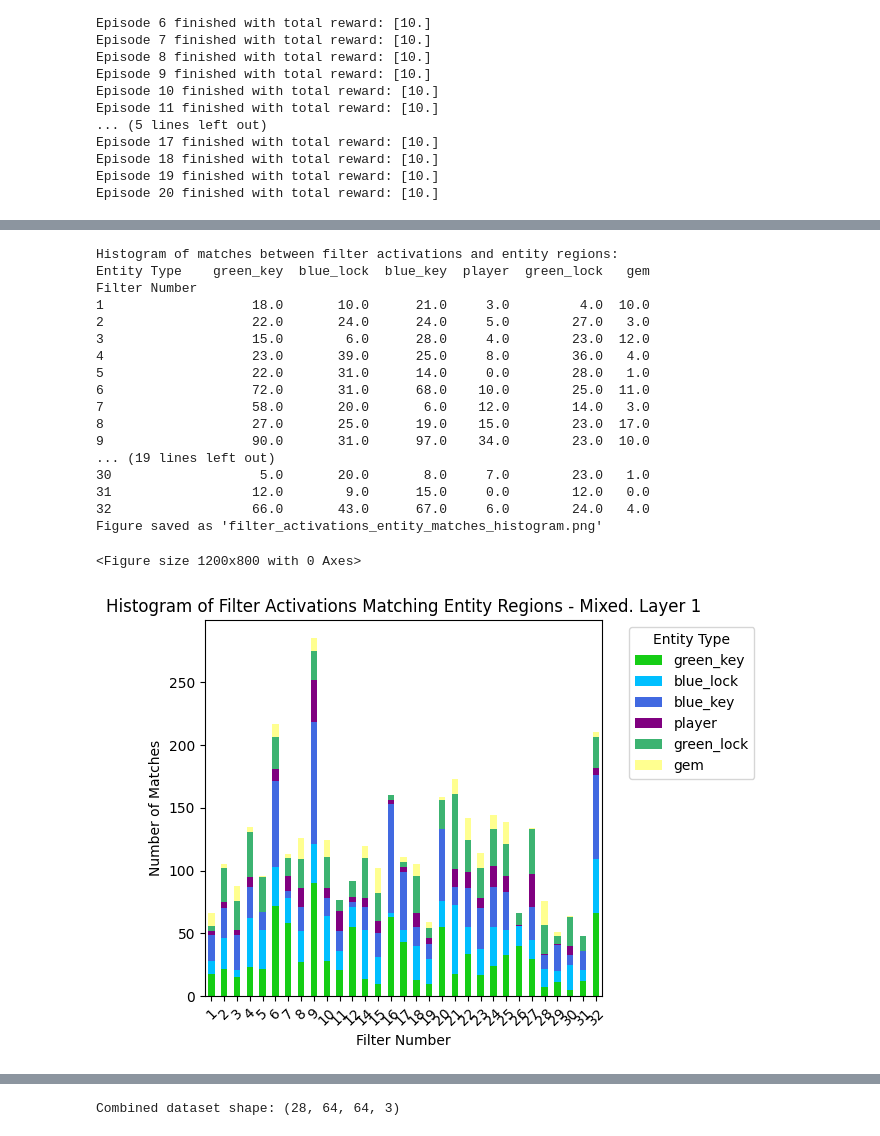
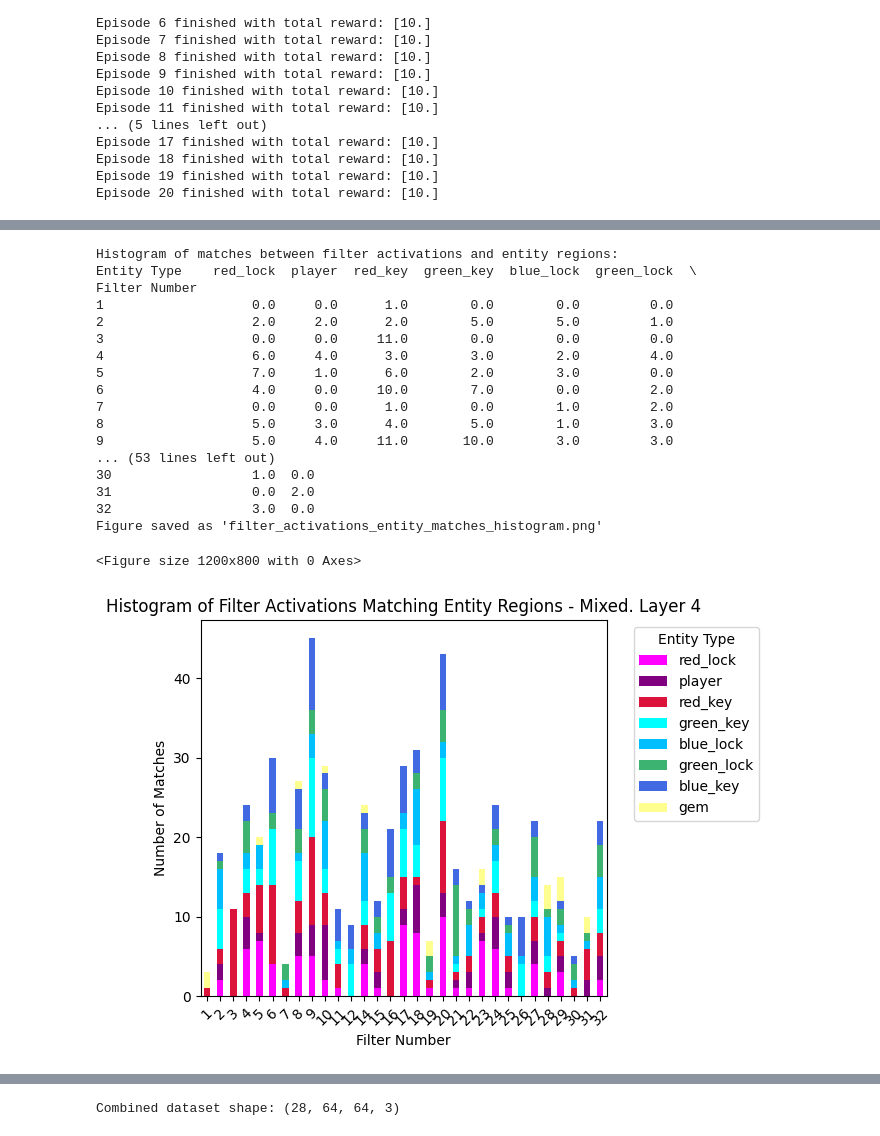
Before and after one commit to BenSturgeon/ai-safety-camp-2024-model-agents, a Jupyter notebook: notebooks/heist_model_activation_insights.ipynb, the cells around one changed output, grey strips where cells are left out. Cells and saved outputs as stored; diff of their text form; code cells hidden in the pictures.

```diff
--- a/notebooks/heist_model_activation_insights.ipynb
+++ b/notebooks/heist_model_activation_insights.ipynb
@@ -142,9 +142,10 @@ def get_entity_regions(state):
             9: "gem",
             2: f"{color}_key",
             1: f"{color}_lock",
-            0: "player",
-            51: "wall"
+            0: "player"
         }.get(entity_type, f"unknown_{entity_type}")
+
+
 
         region_info = identify_entity_region((x, y))
 
@@ -205,5 +205,0 @@ Color: blue
-# %%
-entities = state.state_vals["ents"]
-for entity in entities:
-    if entity["image_type"].val == 2:
-        print(entity)
@@ -296,7 +288,7 @@ output1, normal_activations = model_activations.run_with_cache(helpers.observati
 
 
 # Example usage:
-filter_results = analyze_all_filters(normal_activations, 4)
+filter_results = analyze_all_filters(normal_activations, 8)
 entity_regions, _ = get_entity_regions(state)
 
 matches = match_activations_with_entities(filter_results, entity_regions)
@@ -313,8 +307,9 @@ Filter 14 green_key
 import pandas as pd
 from collections import defaultdict
 
-num_iterations = 1000
+num_iterations = 100
 match_histogram = defaultdict(lambda: defaultdict(int))
+layer_number = 4
 
 for _ in range(num_iterations):
     venv = heist.create_venv(1, random.randint(0, 10000), 0)
@@ -323,7 +318,7 @@ for _ in range(num_iterations):
     model_activations = helpers.ModelActivations(model)
     output1, normal_activations = model_activations.run_with_cache(helpers.observation_to_rgb(observation), layers.values())
 
-    filter_results = analyze_all_filters(normal_activations,4)
+    filter_results = analyze_all_filters(normal_activations,layer_number)
     entity_regions, _ = get_entity_regions(state)
 
     matches = match_activations_with_entities(filter_results, entity_regions)
@@ -346,55 +361,55 @@ def plot_filter_activation_matches(match_histogram, layer_number):
         'gem': '#ffff90',     # green
         'wall': '#8c564b',    # brown
         'blue_key': '#4169e1',    # royal blue
-        'green_key': '#15cd15',   # lime green
+        'green_key': '#00ffff',   # lime green
         'red_key': '#dc143c',     # crimson
         'blue_lock': '#00bfff',   # deep sky blue
         'green_lock': '#3cb371',  # medium sea green
-        'red_lock': '#ff4500'     # orange red
+        'red_lock': '#ff00ff'     # orange red
     }
     #TODO: Finish adding entities of different colours
     # Fix the bug in classified datasets
 
     plt.figure(figsize=(12, 8))
     df.plot(kind='bar', stacked=True, color=[color_scheme.get(col, '#999999') for col in df.columns])
     plt.title(f'Histogram of Filter Activations Matching Entity Regions - Mixed. Layer {layer_number}')
     plt.xlabel('Filter Number')
     plt.ylabel('Number of Matches')
     plt.legend(title='Entity Type', bbox_to_anchor=(1.05, 1), loc='upper left')
     plt.xticks(range(len(df.index)), df.index, rotation=45)
     plt.tight_layout()
 
     if plt.gcf().get_axes():
         plt.savefig('filter_activations_entity_matches_histogram.png', bbox_inches='tight')
         print("Figure saved as 'filter_activations_entity_matches_histogram.png'")
     else:
         print("Warning: The figure is empty. No image was saved.")
 
     plt.show()
     plt.close()
 
 # Call the function with match_histogram
-plot_filter_activation_matches(match_histogram, 1)
+plot_filter_activation_matches(match_histogram, layer_number)
 # %% [output]
 Histogram of matches between filter activations and entity regions:
-Entity Type    green_key  blue_lock  blue_key  player  green_lock   gem
+Entity Type    red_lock  player  red_key  green_key  blue_lock  green_lock  \
 Filter Number
-1                   18.0       10.0      21.0     3.0         4.0  10.0
-2                   22.0       24.0      24.0     5.0        27.0   3.0
-3                   15.0        6.0      28.0     4.0        23.0  12.0
-4                   23.0       39.0      25.0     8.0        36.0   4.0
-5                   22.0       31.0      14.0     0.0        28.0   1.0
-6                   72.0       31.0      68.0    10.0        25.0  11.0
-7                   58.0       20.0       6.0    12.0        14.0   3.0
-8                   27.0       25.0      19.0    15.0        23.0  17.0
-9                   90.0       31.0      97.0    34.0        23.0  10.0
-... (19 lines left out)
-30                   5.0       20.0       8.0     7.0        23.0   1.0
-31                  12.0        9.0      15.0     0.0        12.0   0.0
-32                  66.0       43.0      67.0     6.0        24.0   4.0
+1                   0.0     0.0      1.0        0.0        0.0         0.0
+2                   2.0     2.0      2.0        5.0        5.0         1.0
+3                   0.0     0.0     11.0        0.0        0.0         0.0
+4                   6.0     4.0      3.0        3.0        2.0         4.0
+5                   7.0     1.0      6.0        2.0        3.0         0.0
+6                   4.0     0.0     10.0        7.0        0.0         2.0
+7                   0.0     0.0      1.0        0.0        1.0         2.0
+8                   5.0     3.0      4.0        5.0        1.0         3.0
+9                   5.0     4.0     11.0       10.0        3.0         3.0
+... (53 lines left out)
+30                  1.0  0.0
+31                  0.0  2.0
+32                  3.0  0.0
 Figure saved as 'filter_activations_entity_matches_histogram.png'
 <Figure size 1200x800 with 0 Axes>
-[figure, old version]
+[figure, new version]
 # %%
 
 
```
Also changed, not shown: parts of 6 cells of this notebook.
